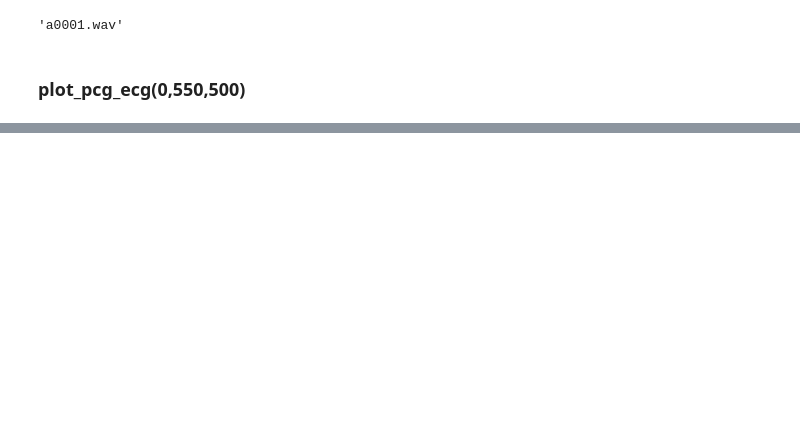
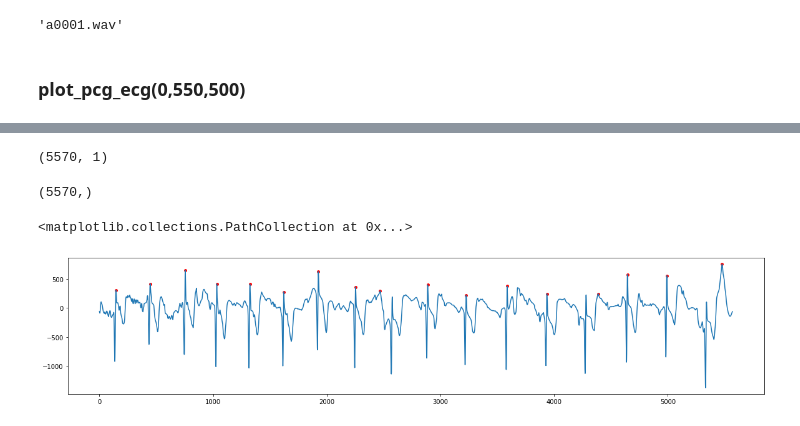
Before and after one commit to the-ai-team/Audio-Waveform-Processing, a Jupyter notebook: training-a.ipynb, the cells around one changed output, grey strips where cells are left out. Drawn from its saved outputs; the diff is of its cells as text; code cells hidden in the pictures; blank space fills up the shorter version.

```diff
--- a/training-a.ipynb
+++ b/training-a.ipynb
@@ -171,0 +163,7 @@ plot_pcg_ecg(129,100,3300)
+# %%
+data = scipy.io.loadmat('A00014.mat')
+ecg = data['val'].T # numpy array
+# %%
+ecg.shape
+# %% [output]
+(5570, 1)
@@ -171,0 +172,14 @@ plot_pcg_ecg(129,100,3300)
+# %%
+x.shape
+# %% [output]
+(5570,)
+# %%
+ecg_p = wfdb.processing.find_local_peaks(ecg,200)
+# %%
+y = ecg[ecg_p]
+plt.figure(figsize=(20,4))
+plt.plot(ecg)
+plt.scatter(ecg_p, y,color='red',s=15)
+# %% [output]
+<matplotlib.collections.PathCollection at 0x...>
+[figure, added]
```
Also changed, not shown: parts of 11 cells of this notebook, 13 other files.
